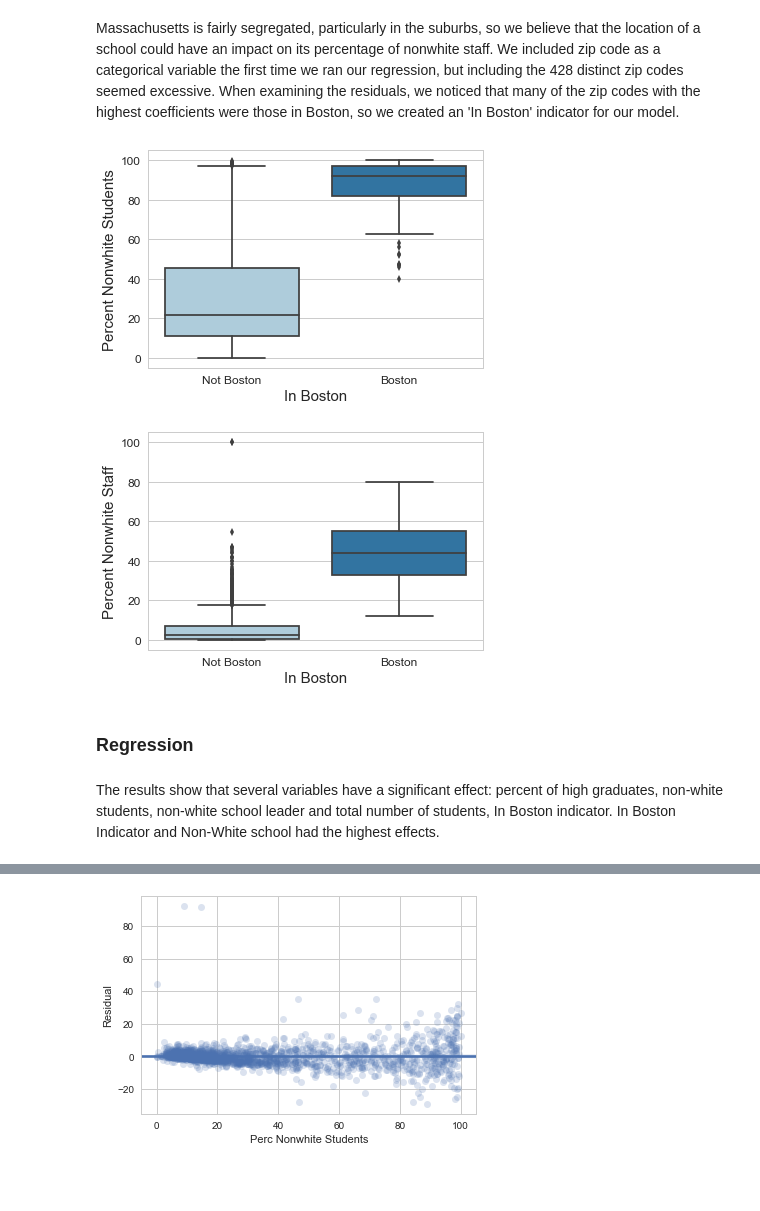
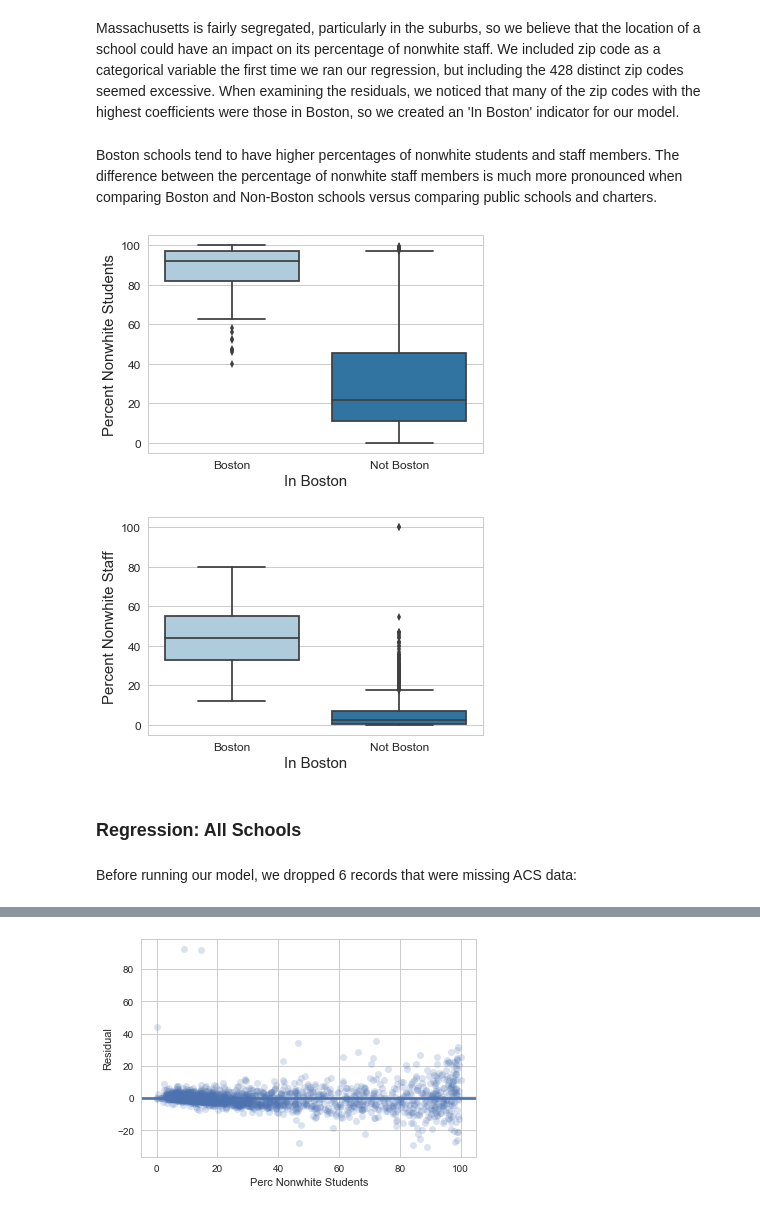
Before and after one commit to jill-k/school-staff-demographics, a Jupyter notebook: analysis/Final Write-Up Skeleton.ipynb, the cells around one changed output, grey strips where cells are left out. Cells and saved outputs as stored; diff of their text form; code cells hidden in the pictures; blank space fills up the shorter version.

```diff
--- a/analysis/Final Write-Up Skeleton.ipynb
+++ b/analysis/Final Write-Up Skeleton.ipynb
@@ -191,6 +191,7 @@ See the caveats in the documentation: http://pandas.pydata.org/pandas-docs/stabl
 school_leaders = school_leaders[["Org Code","Nonwhite Leader"]].set_index("Org Code")
 df_staff_15 = df_staff_15.set_index("Org Code")
 df_staff_15 = df_staff_15.join(school_leaders)
+df_staff_15["Nonwhite Leader"] = df_staff_15["Nonwhite Leader"].fillna(0)
 # %% [markdown]
 Schools with a nonwhite leader had a higher median percent of nonwhite staff, but there were many outliers for schools without a nonwhite leader.
 # %%
@@ -268,23 +268,26 @@ df_staff_15 = df_staff_15.reset_index()
 df_staff_15 = pd.merge(df_staff_15, boston, how = "left", on = "Zip Code")
 # %%
 df_staff_15["In Boston"] = df_staff_15["In Boston"].fillna("Not Boston")
+df_staff_15["In Boston"] = pd.Categorical(df_staff_15["In Boston"], categories=["Not Boston", "Boston"], ordered=True)
+# %% [markdown]
+Boston schools tend to have higher percentages of nonwhite students and staff members. The difference between the percentage of nonwhite staff members is much more pronounced when comparing Boston and Non-Boston schools versus comparing public schools and charters.
 # %%
-boston = sns.boxplot(x="In Boston", y="Perc Nonwhite Students", data=df_staff_15, palette="Paired")
+boston = sns.boxplot(x="In Boston", y="Perc Nonwhite Students", data=df_staff_15, palette="Paired", order = ["Boston", "Not Boston"])
 boston.set_ylabel('Percent Nonwhite Students', fontsize=15)
 boston.tick_params(labelsize=12)
 boston.set_xlabel("In Boston", fontsize = 15);
 # %% [output]
-[figure, old version]
+[figure, new version]
 # %%
-boston = sns.boxplot(x="In Boston", y="Perc Nonwhite Staff", data=df_staff_15, palette="Paired")
+boston = sns.boxplot(x="In Boston", y="Perc Nonwhite Staff", data=df_staff_15, palette="Paired", order = ["Boston", "Not Boston"])
 boston.set_ylabel('Percent Nonwhite Staff', fontsize=15)
 boston.tick_params(labelsize=12)
 boston.set_xlabel("In Boston", fontsize = 15);
 # %% [output]
-[figure, old version]
+[figure, new version]
 # %% [markdown]
-### Regression
+### Regression: All Schools
+# %% [markdown]
+Before running our model, we dropped 6 records that were missing ACS data:
 # %%
 df_staff_15 = df_staff_15.dropna(subset = ['Percent Poverty', '% HS Graduates', 'Percent Nonwhite Residents'])
-# %% [markdown]
-The results show that several variables have a significant effect: percent of high graduates, non-white students, non-white school leader and total number of students, In Boston indicator. In Boston Indicator and Non-White school had the highest effects.
```
Also changed, not shown: parts of 21 cells of this notebook.
